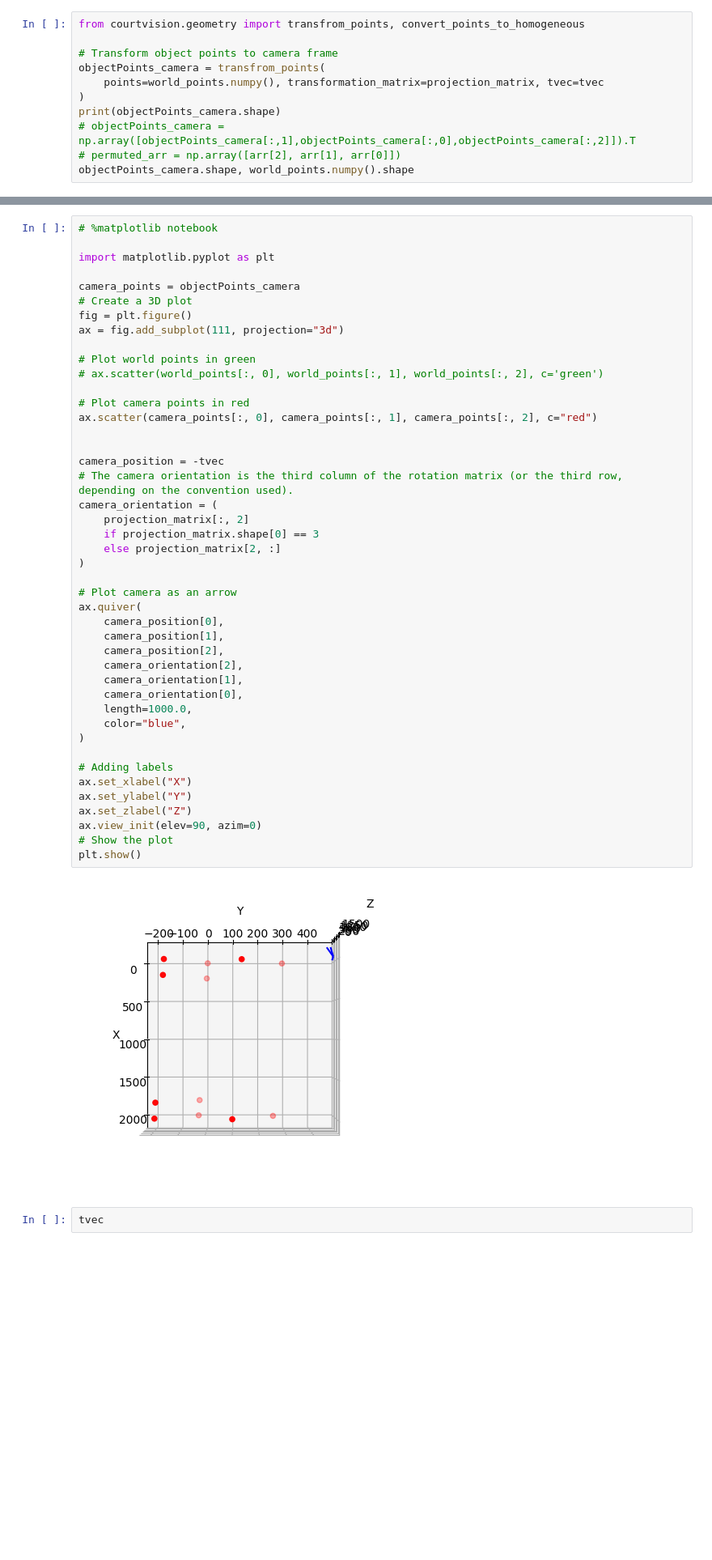
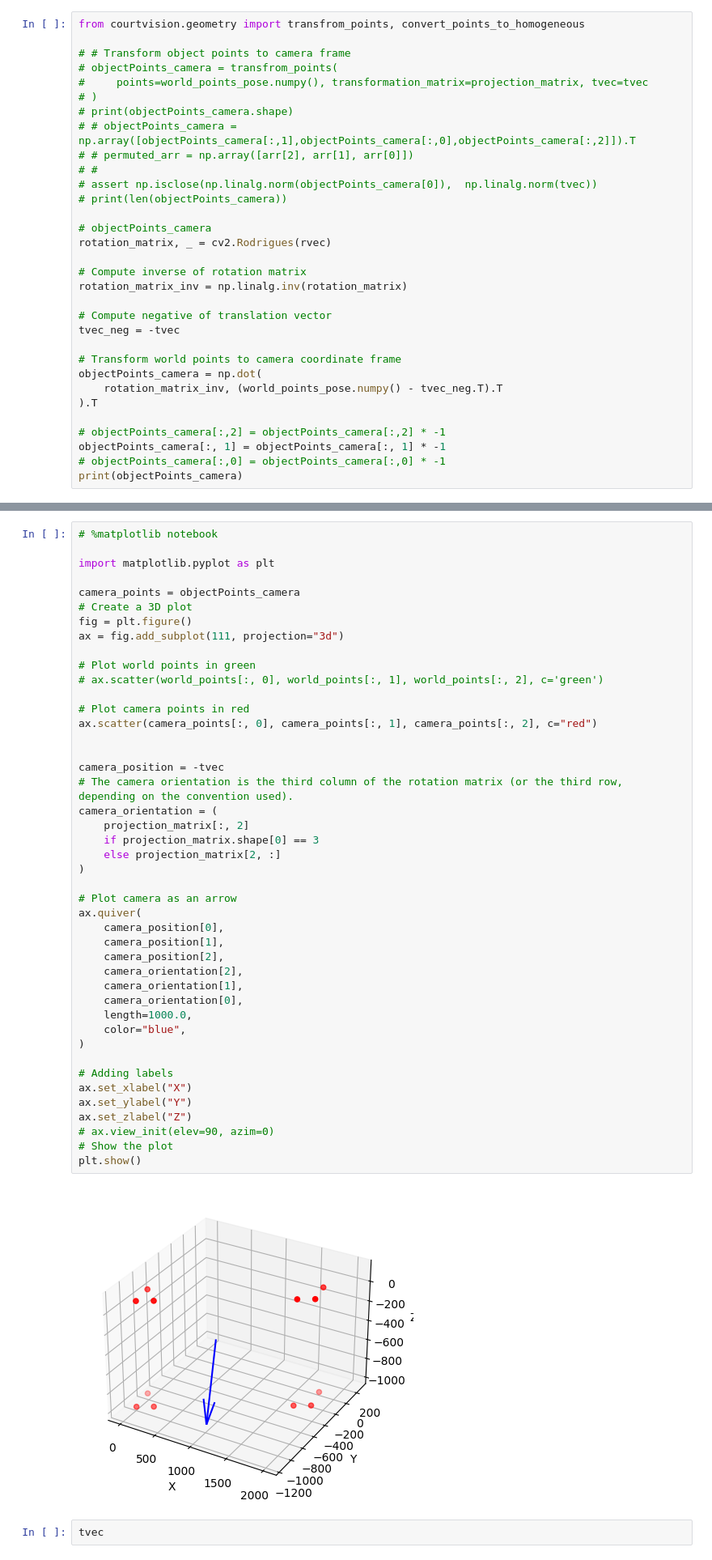
Before and after one commit to BenjaminDev/courtvision, a Jupyter notebook: notebooks/Geometry.ipynb, the cells around one changed output, grey strips where cells are left out. Shown at 81% size. Cells and saved outputs as stored; diff of their text form; blank space fills up the shorter version.

```diff
--- a/notebooks/Geometry.ipynb
+++ b/notebooks/Geometry.ipynb
@@ -71,12 +289,33 @@ np.sqrt(tvec[0] ** 2 + tvec[1] ** 2 + tvec[2] ** 2), tvec
 # %%
 from courtvision.geometry import transfrom_points, convert_points_to_homogeneous
 
-# Transform object points to camera frame
-objectPoints_camera = transfrom_points(
-    points=world_points.numpy(), transformation_matrix=projection_matrix, tvec=tvec
-)
-print(objectPoints_camera.shape)
-# objectPoints_camera = np.array([objectPoints_camera[:,1],objectPoints_camera[:,0],objectPoints_camera[:,2]]).T
-# permuted_arr = np.array([arr[2], arr[1], arr[0]])
-objectPoints_camera.shape, world_points.numpy().shape
+# # Transform object points to camera frame
+# objectPoints_camera = transfrom_points(
+#     points=world_points_pose.numpy(), transformation_matrix=projection_matrix, tvec=tvec
+# )
+# print(objectPoints_camera.shape)
+# # objectPoints_camera = np.array([objectPoints_camera[:,1],objectPoints_camera[:,0],objectPoints_camera[:,2]]).T
+# # permuted_arr = np.array([arr[2], arr[1], arr[0]])
+# #
+# assert np.isclose(np.linalg.norm(objectPoints_camera[0]),  np.linalg.norm(tvec))
+# print(len(objectPoints_camera))
+
+# objectPoints_camera
+rotation_matrix, _ = cv2.Rodrigues(rvec)
+
+# Compute inverse of rotation matrix
+rotation_matrix_inv = np.linalg.inv(rotation_matrix)
+
+# Compute negative of translation vector
+tvec_neg = -tvec
+
+# Transform world points to camera coordinate frame
+objectPoints_camera = np.dot(
+    rotation_matrix_inv, (world_points_pose.numpy() - tvec_neg.T).T
+).T
+
+# objectPoints_camera[:,2] = objectPoints_camera[:,2] * -1
+objectPoints_camera[:, 1] = objectPoints_camera[:, 1] * -1
+# objectPoints_camera[:,0] = objectPoints_camera[:,0] * -1
+print(objectPoints_camera)
 # %% [output]
@@ -224,35 +513,35 @@ ax = fig.add_subplot(111, projection="3d")
 ax.scatter(camera_points[:, 0], camera_points[:, 1], camera_points[:, 2], c="red")
 
 
 camera_position = -tvec
 # The camera orientation is the third column of the rotation matrix (or the third row, depending on the convention used).
 camera_orientation = (
     projection_matrix[:, 2]
     if projection_matrix.shape[0] == 3
     else projection_matrix[2, :]
 )
 
 # Plot camera as an arrow
 ax.quiver(
     camera_position[0],
     camera_position[1],
     camera_position[2],
     camera_orientation[2],
     camera_orientation[1],
     camera_orientation[0],
     length=1000.0,
     color="blue",
 )
 
 # Adding labels
 ax.set_xlabel("X")
 ax.set_ylabel("Y")
 ax.set_zlabel("Z")
-ax.view_init(elev=90, azim=0)
+# ax.view_init(elev=90, azim=0)
 # Show the plot
 plt.show()
 # %% [output]
-[figure, old version]
+[figure, new version]
 # %%
 tvec
 # %% [output]
```
Also changed, not shown: parts of 15 cells of this notebook, 4 other files.
